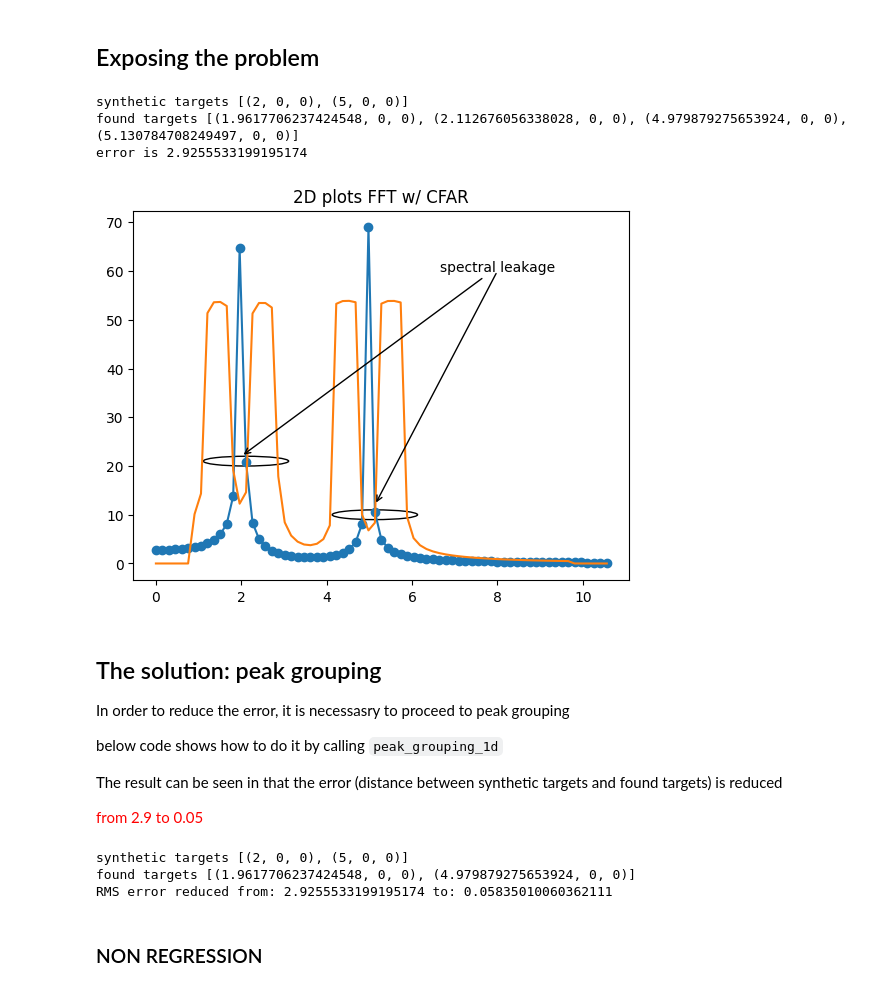
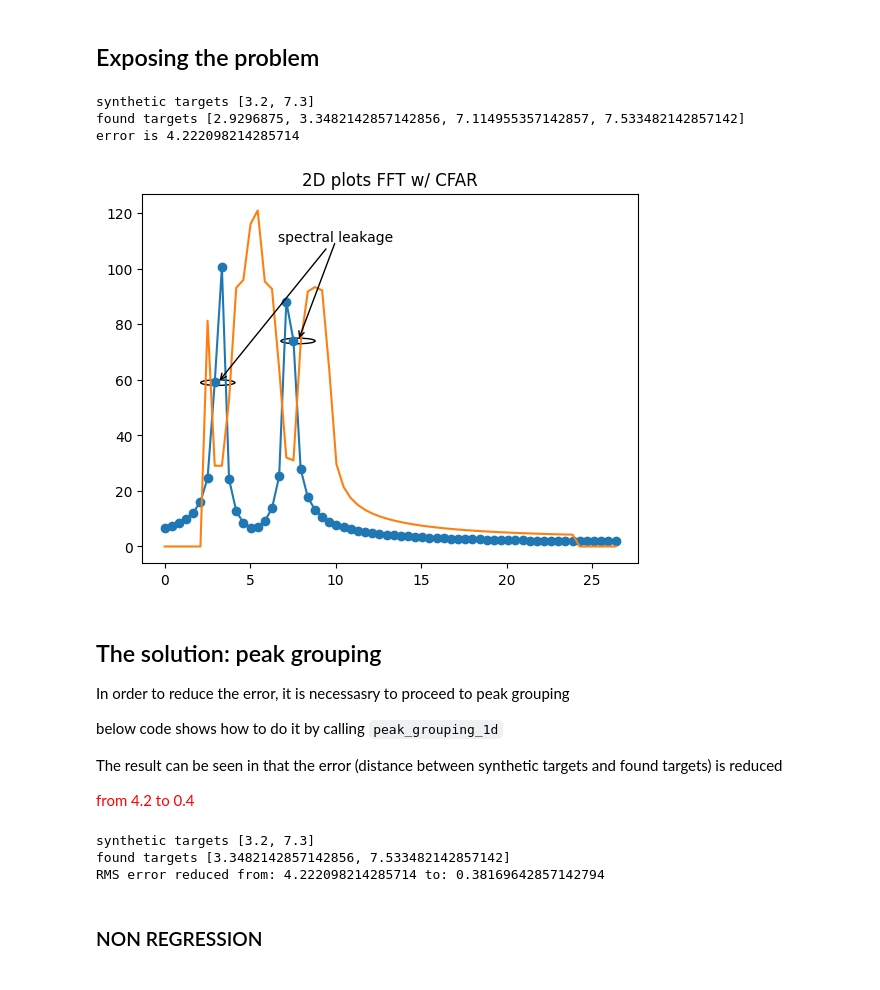
Before and after one commit to matt-chv/mmWrt, a Jupyter notebook: docs/Grouping.ipynb, the cells around one changed output. Cells and saved outputs as stored; diff of their text form; code cells hidden in the pictures.

```diff
--- a/docs/Grouping.ipynb
+++ b/docs/Grouping.ipynb
@@ -46,68 +58,73 @@ from mmWrt import RadarSignalProcessing as rsp  # noqa: E402
 # %%
 c = 3e8
 
-debug_ON = True
+debug_ON = False
 test = 0
-radar = Radar(transmitter=Transmitter(bw=1e9, slope=70e8, chirps_count=64),
-              receiver=Receiver(fs=1e3, max_adc_buffer_size=256,
+radar = Radar(transmitter=Transmitter(bw=0.2e9, slope=70e8, chirps_count=64, t_inter_chirp=0.15),
+              receiver=Receiver(fs=5e3, n_adc=128, max_adc_buffer_size=1024,
                                 debug=debug_ON), debug=debug_ON)
 
-target1 = Target(2)
-target2 = Target(5, 0, 0, vx=lambda t: 2*t+0)
+target1 = Target(3.2)
+target2 = Target(7.3)
 
 targets = [target1, target2]
 
-bb = rt_points(radar, targets, debug=debug_ON)
-
-cube = bb["adc_cube"]
-Distances, range_profile = rsp.range_fft(bb)
+bb = rt_points(radar, targets, datatype=complex, debug=debug_ON)
+Distances, range_profile = rsp.range_fft(bb, debug=debug_ON, full_FFT=False)
 ca_cfar = rsp.cfar_ca_1d(range_profile)
 
 mag_r = abs(range_profile)
 mag_c = abs(ca_cfar)
 # little hack to remove small FFT ripples : mag_r> 5
-target_filter = ((mag_r > mag_c) & (mag_r > 5))
+target_filter = ((mag_r > mag_c) & (mag_r > 20))
 
 index_peaks = where(target_filter)[0]
 # grouped_peaks = rsp.peak_grouping_1d(index_peaks)
 
 found_targets = [Target(Distances[i]) for i in index_peaks]
 error = rsp.error([target1, target2], found_targets)
-print("synthetic targets", [t.pos() for t in targets])
-print("found targets", [t.pos() for t in found_targets])
+print("synthetic targets", [t.distance() for t in targets])
+print("found targets", [t.distance() for t in found_targets])
 print("error is", error)
 
 # 2D representation of the FFT and CFAR
 # plot on X,Y axis the FFT and CFAR
 figure, axes = plt.subplots()
 plt.plot(Distances, mag_r, '-o')
 plt.plot(Distances, mag_c)
 plt.title("2D plots FFT w/ CFAR")
 
 # Add illustration of spectral leakage
-leakage_1 = plt.Circle( (2.11, 21 ), 1, fill=False)
-leakage_2 = plt.Circle( (5.13, 10 ), 1, fill=False)
+# annotate
+# xy: position of arrow
+# xytext: position of text
+xytext = (10, 110)
+leak1_xy = (3.11, 59)
+leak2_xy = (7.8, 74)
 
+leakage_1 = plt.Circle( leak1_xy, 1, fill=False)
+leakage_2 = plt.Circle( leak2_xy, 1, fill=False)
 axes.add_artist(leakage_1)
 axes.add_artist(leakage_2)
-plt.annotate("spectral leakage", xy=(2, 22),xytext=(8,60),
+
+plt.annotate("spectral leakage", xy=leak1_xy,xytext=xytext,
              horizontalalignment="center",
              # Custom arrow
              arrowprops=dict(arrowstyle='->',lw=1)
              )
 
-plt.annotate("", xy=(5.13, 12),xytext=(8,60),
+plt.annotate("", xy=leak2_xy,xytext=xytext,
              horizontalalignment="center",
              # Custom arrow
              arrowprops=dict(arrowstyle='->',lw=1)
              )
 
 plt.show()
 # %% [output]
-synthetic targets [(2, 0, 0), (5, 0, 0)]
-found targets [(1.9617706237424548, 0, 0), (2.112676056338028, 0, 0), (4.979879275653924, 0, 0), (5.130784708249497, 0, 0)]
-error is 2.9255533199195174
+synthetic targets [3.2, 7.3]
+found targets [2.9296875, 3.3482142857142856, 7.114955357142857, 7.533482142857142]
+error is 4.222098214285714
-[figure, old version]
+[figure, new version]
 # %% [markdown]
 ## The solution: peak grouping
 
@@ -115,20 +132,20 @@ In order to reduce the error, it is necessasry to proceed to peak grouping
 
 below code shows how to do it by calling `peak_grouping_1d`
 
-The result can be seen in that the error (distance between synthetic targets and found targets) is reduced  <div style="color:red">from 2.9 to 0.05</div>
+The result can be seen in that the error (distance between synthetic targets and found targets) is reduced  <div style="color:red">from 4.2 to 0.4</div>
 # %%
 index_peaks = where(target_filter)[0]
-grouped_peaks = rsp.peak_grouping_1d(index_peaks)
+grouped_peaks = rsp.peak_grouping_1d(index_peaks, mag_r)
 
 found_targets = [Target(Distances[i]) for i in grouped_peaks]
 error_grouped = rsp.error([target1, target2], found_targets)
-print("synthetic targets", [t.pos() for t in targets])
-print("found targets", [t.pos() for t in found_targets])
+print("synthetic targets", [t.distance() for t in targets])
+print("found targets", [t.distance() for t in found_targets])
 print(f"RMS error reduced from: {error} to: {error_grouped}")
 # %% [output]
-synthetic targets [(2, 0, 0), (5, 0, 0)]
-found targets [(1.9617706237424548, 0, 0), (4.979879275653924, 0, 0)]
-RMS error reduced from: 2.9255533199195174 to: 0.05835010060362111
+synthetic targets [3.2, 7.3]
+found targets [3.3482142857142856, 7.533482142857142]
+RMS error reduced from: 4.222098214285714 to: 0.38169642857142794
 # %% [markdown]
 ### NON REGRESSION
 # %%
```
Also changed, not shown: parts of 3 cells of this notebook, 16 other files.
